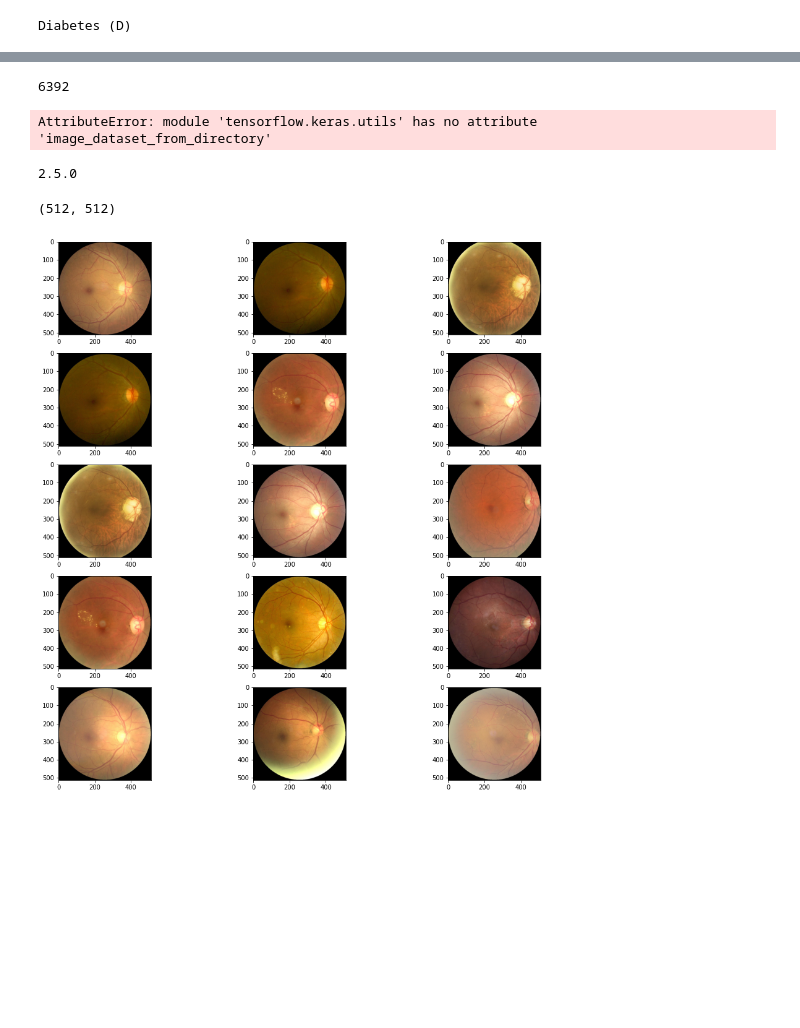
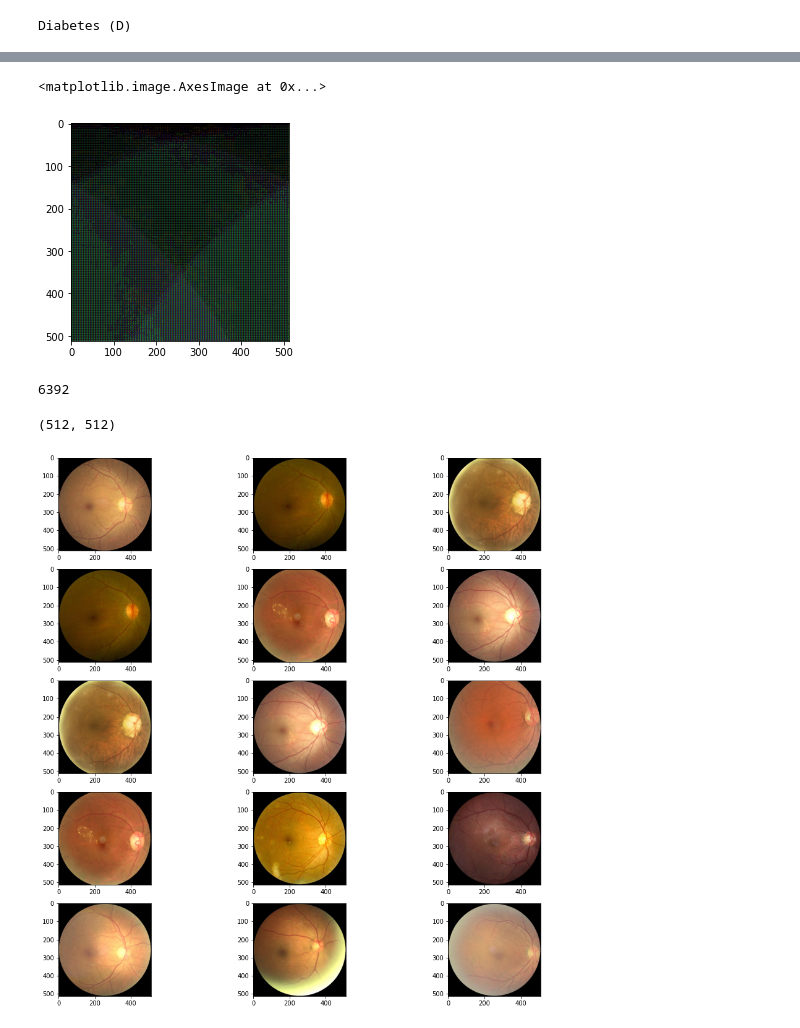
Before and after one commit to lorcanob/OcuPath, a Jupyter notebook: notebooks/ODR_EDA.ipynb, the cells around one changed output, grey strips where cells are left out. Drawn from its saved outputs; the diff is of its cells as text; code cells hidden in the pictures; blank space fills up the shorter version.

```diff
--- a/notebooks/ODR_EDA.ipynb
+++ b/notebooks/ODR_EDA.ipynb
@@ -62,3 +173,9 @@ import pathlib
+# %%
+img = PIL.Image.fromarray(np.array(images[0]), 'RGB')
+plt.imshow(img)
+# %% [output]
+<matplotlib.image.AxesImage at 0x...>
+[figure, added]
 # %%
 impath = os.path.join(dataframer.datapath, 'preprocessed_images')
 data_dir = pathlib.Path(impath)
@@ -73,14 +185,0 @@ img_width = 512
-# %%
-train_ds = tf.keras.utils.image_dataset_from_directory(
-  data_dir,
-  validation_split=0.2,
-  subset="training",
-  seed=123,
-  image_size=(img_height, img_width),
-  batch_size=batch_size)
-# %% [output]
-AttributeError: module 'tensorflow.keras.utils' has no attribute 'image_dataset_from_directory'
-# %%
-print(tf. __version__)
-# %% [output]
-2.5.0
```
Also changed, not shown: parts of 17 cells of this notebook, 1 other file.
